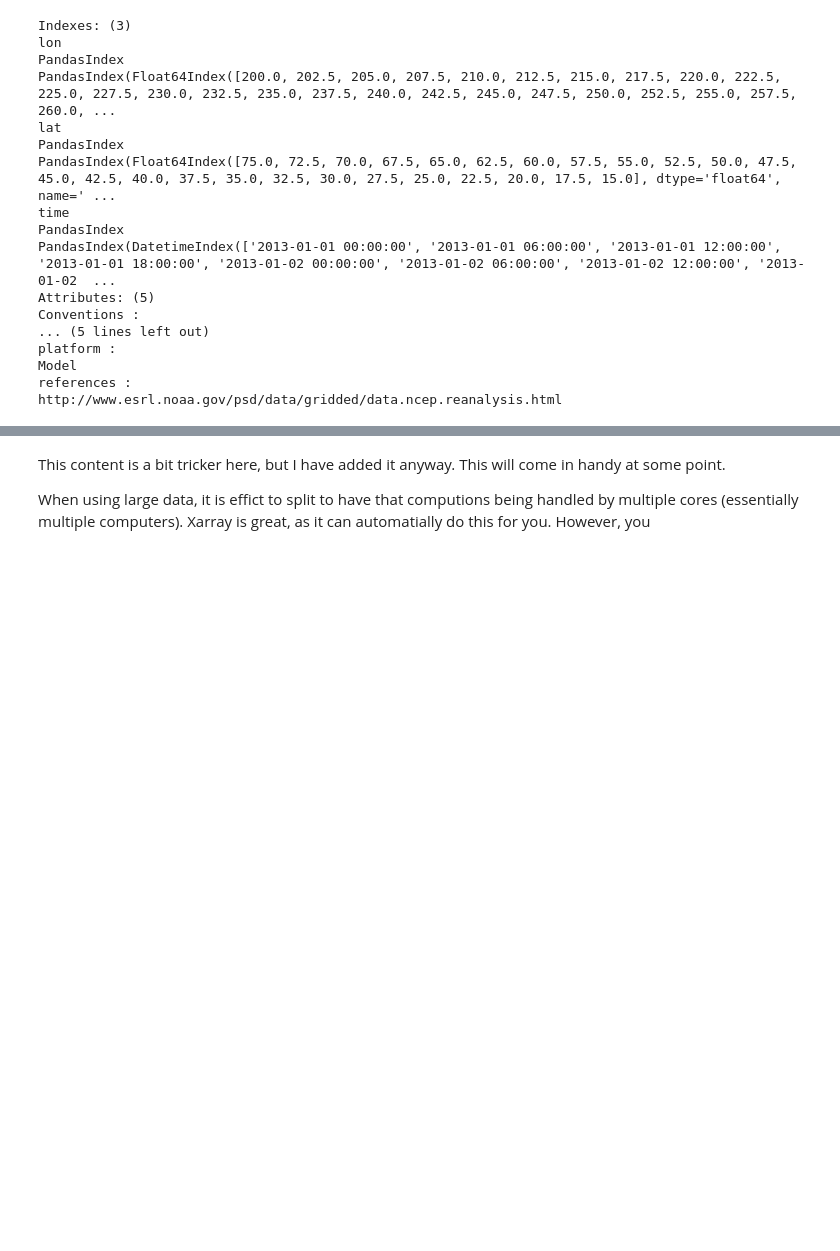
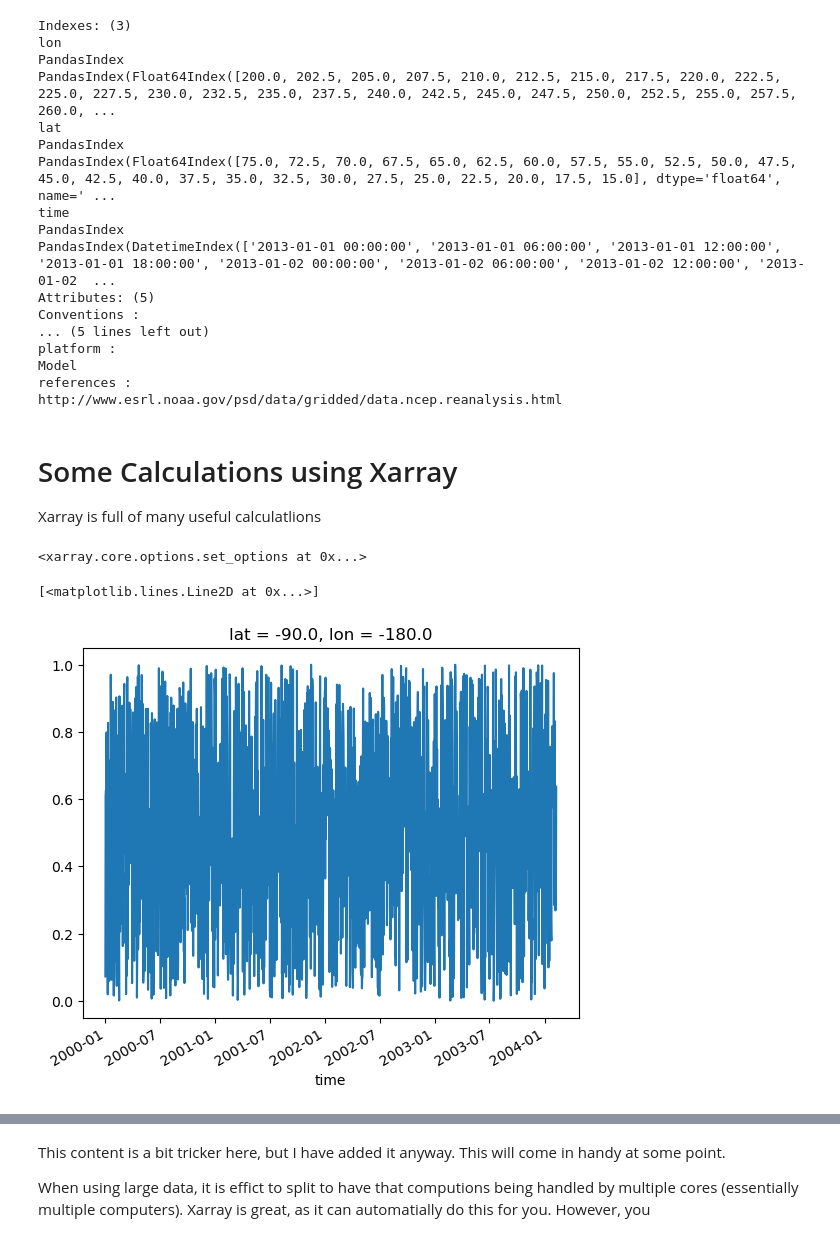
Before and after one commit to alexborowiak/xarray_examples, a Jupyter notebook: xarray_demonstation_notebook_02.ipynb, the cells around one changed output, grey strips where cells are left out. Saved outputs shown, nothing was run; the diff lists cells and outputs as text; code cells hidden in the pictures; blank space fills up the shorter version.

Commit message:
Add demonstrations on how xarray calculations can work.

```diff
--- a/xarray_demonstation_notebook_02.ipynb
+++ b/xarray_demonstation_notebook_02.ipynb
@@ -111,3 +114,30 @@ platform :
 Model
 references :
 http://www.esrl.noaa.gov/psd/data/gridded/data.ncep.reanalysis.html
+# %% [markdown]
+# Some Calculations using Xarray
+Xarray is full of many useful calculatlions
+# %%
+xr.set_options(display_expand_data=False)
+# %% [output]
+<xarray.core.options.set_options at 0x...>
+# %%
+# Don't worry about this, just creating a (somewhat) large array
+number_of_time_steps = 1500
+shape = (200, 100)
+data = np.random.rand(number_of_time_steps, *shape)  # Adding 365 time steps
+coords = {
+    'time': pd.date_range('2000-01-01', periods=number_of_time_steps, freq='D'),  # Daily frequency for a year
+    'lat': np.linspace(-90, 90, shape[0]),
+    'lon': np.linspace(-180, 180, shape[1])
+}
+da = xr.DataArray(data, coords=coords, dims=['time', 'lat', 'lon']).compute()
+# %%
+da_single_point = da.isel(lat=0, lon=0)
+# %%
+# Selecting and plotting single lat lon
+# The isel here is for integer selection - selecting a single lat and lon with an integer
+da_single_point.plot()
+# %% [output]
+[<matplotlib.lines.Line2D at 0x...>]
+[figure, added]
```
Also changed, not shown: parts of 13 cells of this notebook, 1 other file.
